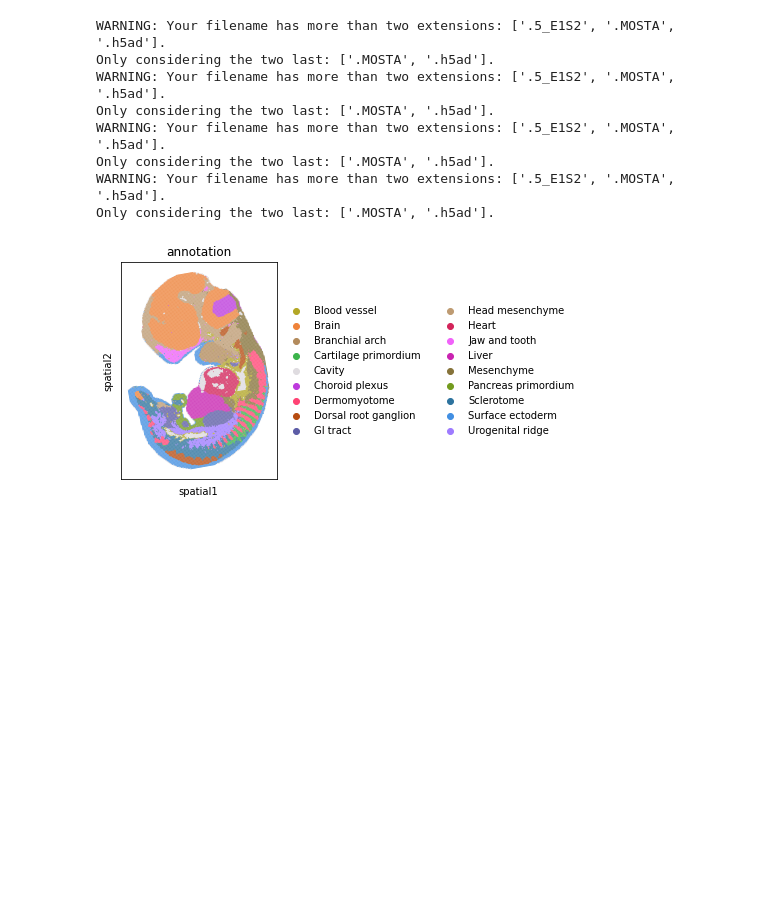
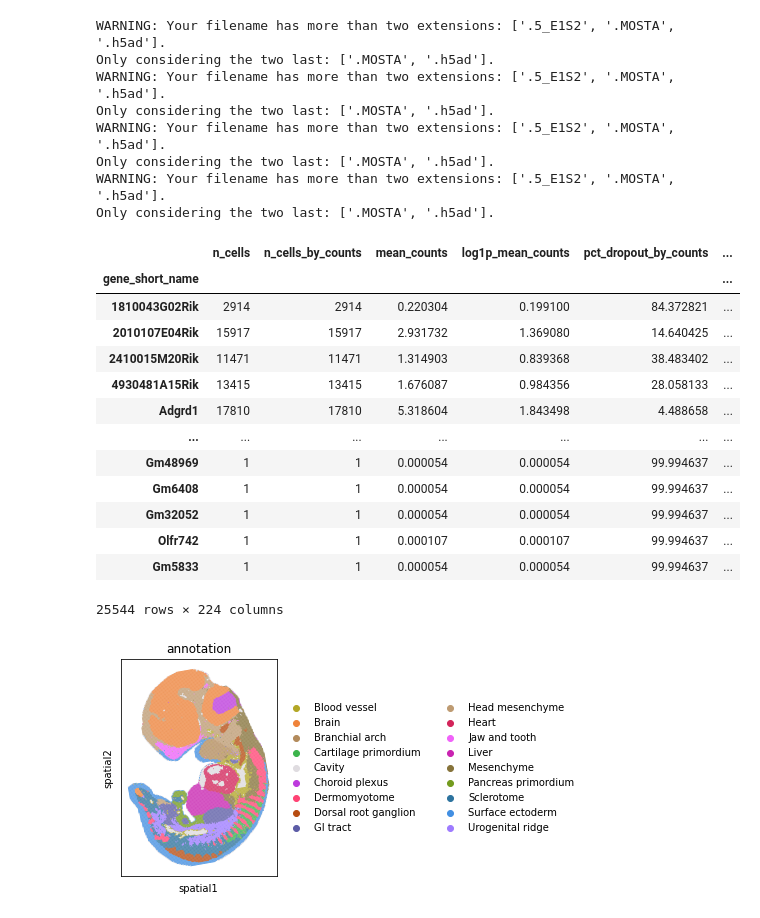
Before and after one commit to vladimirkovacevic/clustering-framework, a Jupyter notebook: analysis/mga.ipynb, the cells around one changed output. Drawn from its saved outputs; the diff is of its cells as text; code cells hidden in the pictures; blank space fills up the shorter version.

```diff
--- a/analysis/mga.ipynb
+++ b/analysis/mga.ipynb
@@ -13,6 +13,23 @@ WARNING: Your filename has more than two extensions: ['.5_E1S2', '.MOSTA', '.h5a
 Only considering the two last: ['.MOSTA', '.h5ad'].
 WARNING: Your filename has more than two extensions: ['.5_E1S2', '.MOSTA', '.h5ad'].
 Only considering the two last: ['.MOSTA', '.h5ad'].
+# %%
+adata10.var
+# %% [output]
+|  | n_cells | n_cells_by_counts | mean_counts | log1p_mean_counts | pct_dropout_by_counts | ... |
+| gene_short_name |  |  |  |  |  | ... |
+| 1810043G02Rik | 2914 | 2914 | 0.220304 | 0.199100 | 84.372821 | ... |
+| 2010107E04Rik | 15917 | 15917 | 2.931732 | 1.369080 | 14.640425 | ... |
+| 2410015M20Rik | 11471 | 11471 | 1.314903 | 0.839368 | 38.483402 | ... |
+| 4930481A15Rik | 13415 | 13415 | 1.676087 | 0.984356 | 28.058133 | ... |
+| Adgrd1 | 17810 | 17810 | 5.318604 | 1.843498 | 4.488658 | ... |
+| ... | ... | ... | ... | ... | ... | ... |
+| Gm48969 | 1 | 1 | 0.000054 | 0.000054 | 99.994637 | ... |
+| Gm6408 | 1 | 1 | 0.000054 | 0.000054 | 99.994637 | ... |
+| Gm32052 | 1 | 1 | 0.000054 | 0.000054 | 99.994637 | ... |
+| Olfr742 | 1 | 1 | 0.000107 | 0.000107 | 99.994637 | ... |
+| Gm5833 | 1 | 1 | 0.000054 | 0.000054 | 99.994637 | ... |
+25544 rows × 224 columns
 # %%
 sc.pl.spatial(adata11, color=['annotation'], spot_size=1.2)
 adata11.shape
```
Also changed, not shown: parts of 12 cells of this notebook.
